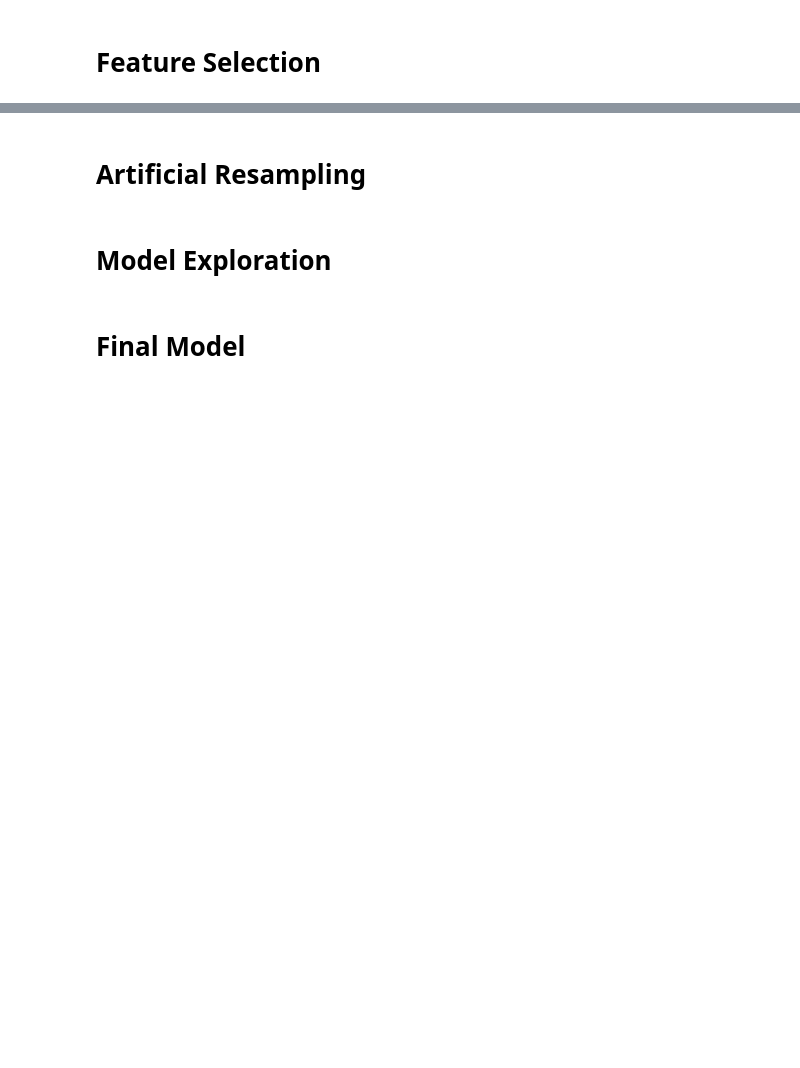
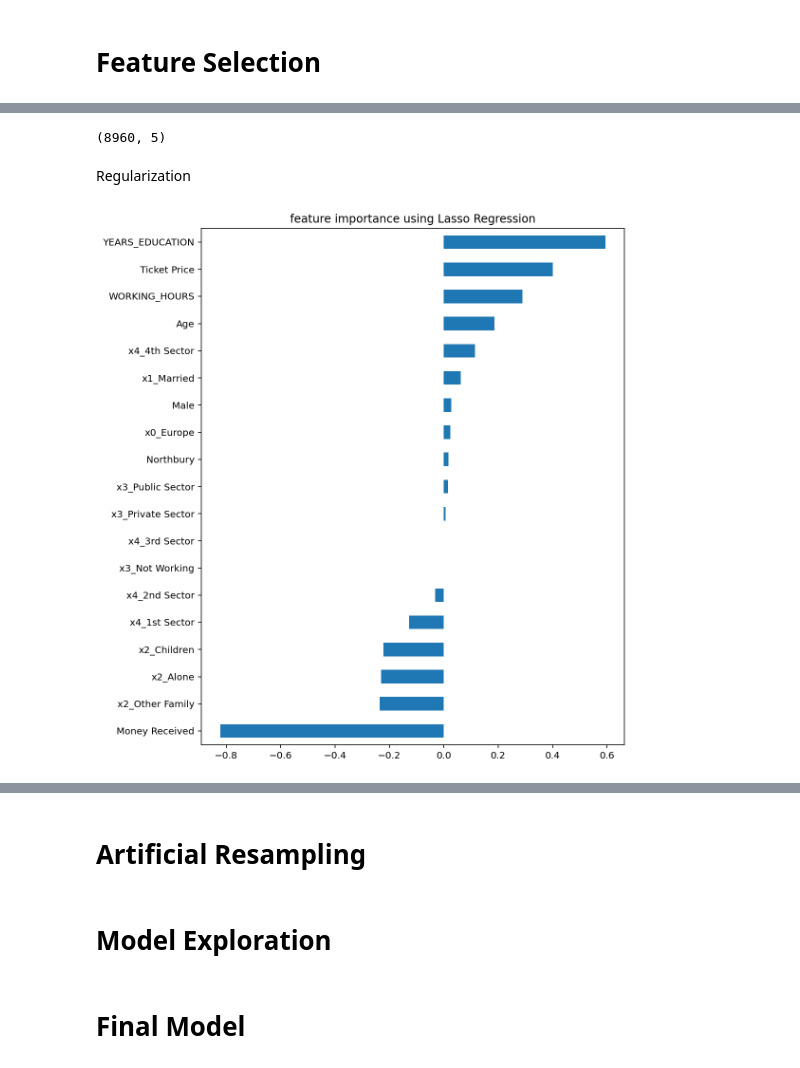
Before and after one commit to martaldsantos/newland_project, a Jupyter notebook: ML_Project.ipynb, the cells around one changed output, grey strips where cells are left out. Drawn from its saved outputs; the diff is of its cells as text; code cells hidden in the pictures; blank space fills up the shorter version.

```diff
--- a/ML_Project.ipynb
+++ b/ML_Project.ipynb
@@ -920,0 +987,6 @@ df_scaling
+# %%
+fs = SelectKBest(score_func=f_classif, k=5)
+X_selected = fs.fit_transform(X_train, y_train)
+print(X_selected.shape)
+# %% [output]
+(8960, 5)
@@ -920,0 +995,11 @@ df_scaling
+# %% [markdown]
+Regularization
+# %%
+#Feature selction trough Lasso
+reg = LassoCV()
+reg.fit(X_train, y_train)
+coef = pd.Series(reg.coef_, index = X_train.columns)
+coef.sort_values()
+plot_importance(coef, 'Lasso')
+# %% [output]
+[figure, added]
```
Also changed, not shown: parts of 30 cells of this notebook.
